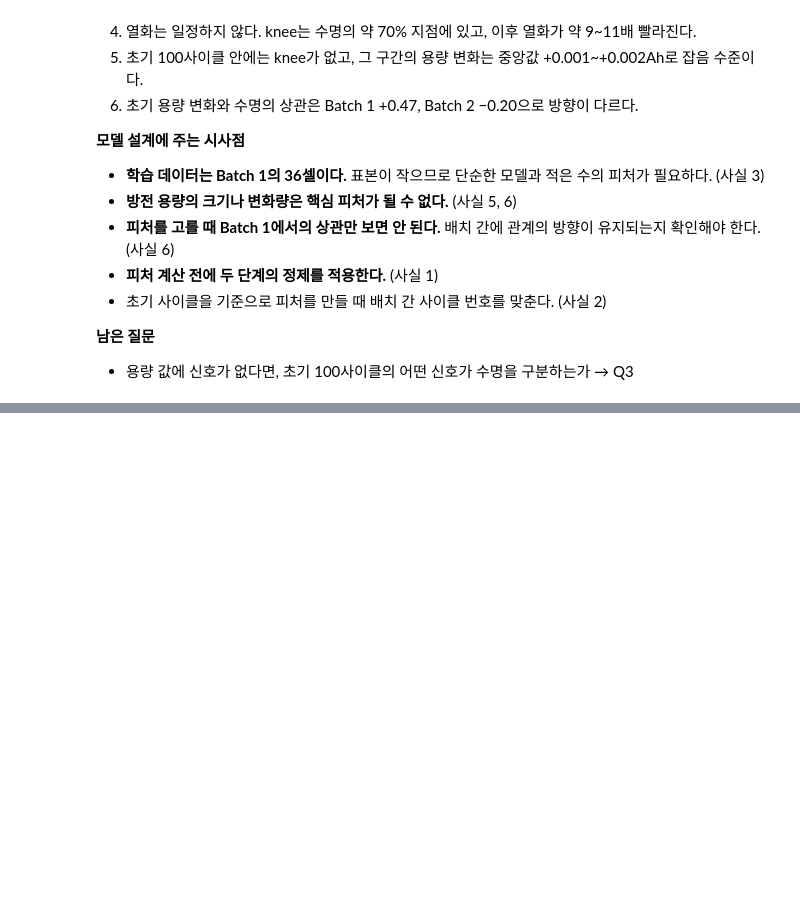
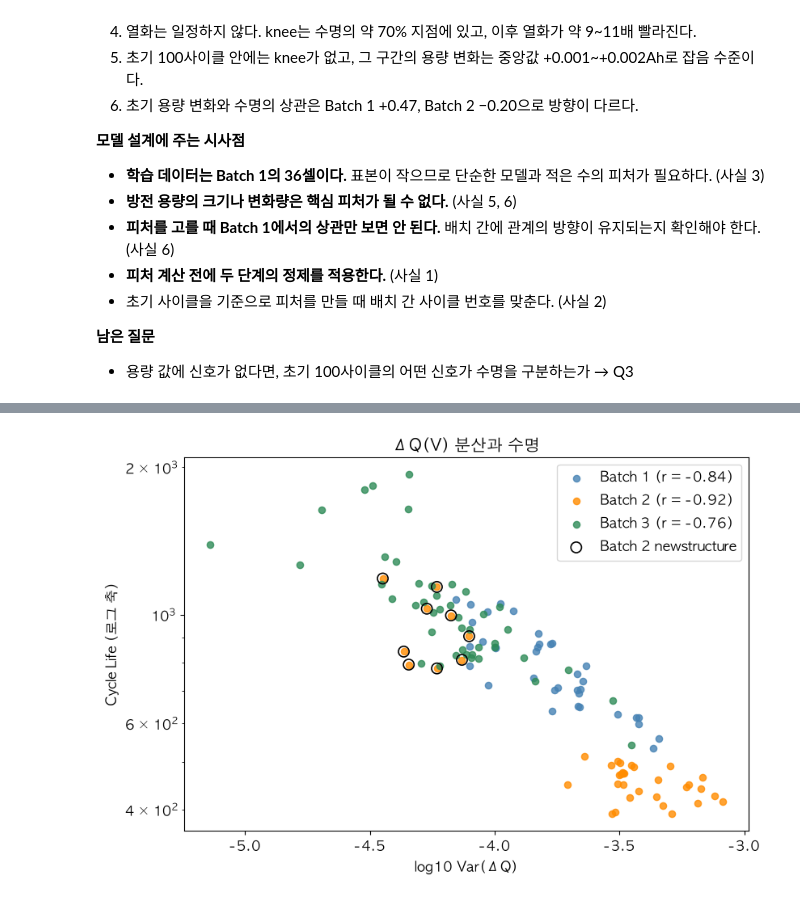
Before and after one commit to kyubin0973/DA-mini, a Jupyter notebook: notebooks/01_EDA.ipynb, the cells around one changed output, grey strips where cells are left out. Cells and saved outputs as stored; diff of their text form; code cells hidden in the pictures; blank space fills up the shorter version.

```diff
--- a/notebooks/01_EDA.ipynb
+++ b/notebooks/01_EDA.ipynb
@@ -797,0 +1030,2 @@ knee가 100사이클 이내인 셀 수: 0
+# %%
+dq_s = {cid: medfilt(curve.astype(float), 9) for cid, curve in dq.items()}
@@ -797,0 +1041,23 @@ knee가 100사이클 이내인 셀 수: 0
+# %%
+from scipy.stats import skew, kurtosis
+
+rows = []
+for cid, c in dq_s.items():
+    rows.append({
+        'cell_id': cid,
+        'dq_var': np.var(c),
+        'dq_min': np.min(c),
+        'dq_mean': np.mean(c),
+        'dq_skew': skew(c),
+        'dq_kurt': kurtosis(c),
+    })
+feat = pd.DataFrame(rows).merge(
+    cells2[['cell_id', 'batch', 'newstructure', 'cycle_life']], on='cell_id')
+
+# 로그 변환
+feat['log_life'] = np.log10(feat['cycle_life'])
+feat['log_var'] = np.log10(feat['dq_var'])
+feat['log_min'] = np.log10(feat['dq_min'].abs())
+feat['log_mean'] = np.log10(feat['dq_mean'].abs())
+
+print(feat.groupby('batch')[['dq_var', 'dq_min', 'dq_mean']].agg(['min', 'median', 'max']).T)
@@ -797,0 +1136,22 @@ knee가 100사이클 이내인 셀 수: 0
+# %%
+fig, ax = plt.subplots(figsize=(9, 6))
+for b in [1, 2, 3]:
+    g = feat[feat['batch'] == b]
+    r = g['log_var'].corr(g['log_life'])
+    ax.scatter(g['log_var'], g['cycle_life'], color=colors[b], s=35, alpha=0.8,
+               label=f'Batch {b} (r = {r:.2f})')
+
+# Batch 2의 newstructure 셀을 검은 테두리로 표시
+ns = feat[(feat['batch'] == 2) & feat['newstructure']]
+ax.scatter(ns['log_var'], ns['cycle_life'], facecolors='none', edgecolors='black', s=90,
+           linewidths=1.2, label='Batch 2 newstructure')
+
+ax.set_yscale('log')
+ax.set_xlabel('log10 Var(ΔQ)')
+ax.set_ylabel('Cycle Life (로그 축)')
+ax.set_title('ΔQ(V) 분산과 수명')
+ax.legend()
+plt.savefig(os.path.join(FIG_DIR, 'q3_var_vs_life.png'), dpi=150, bbox_inches='tight')
+plt.show()
+# %% [output]
+[figure, added]
```
Also changed, not shown: parts of 37 cells of this notebook, 2 other files.
